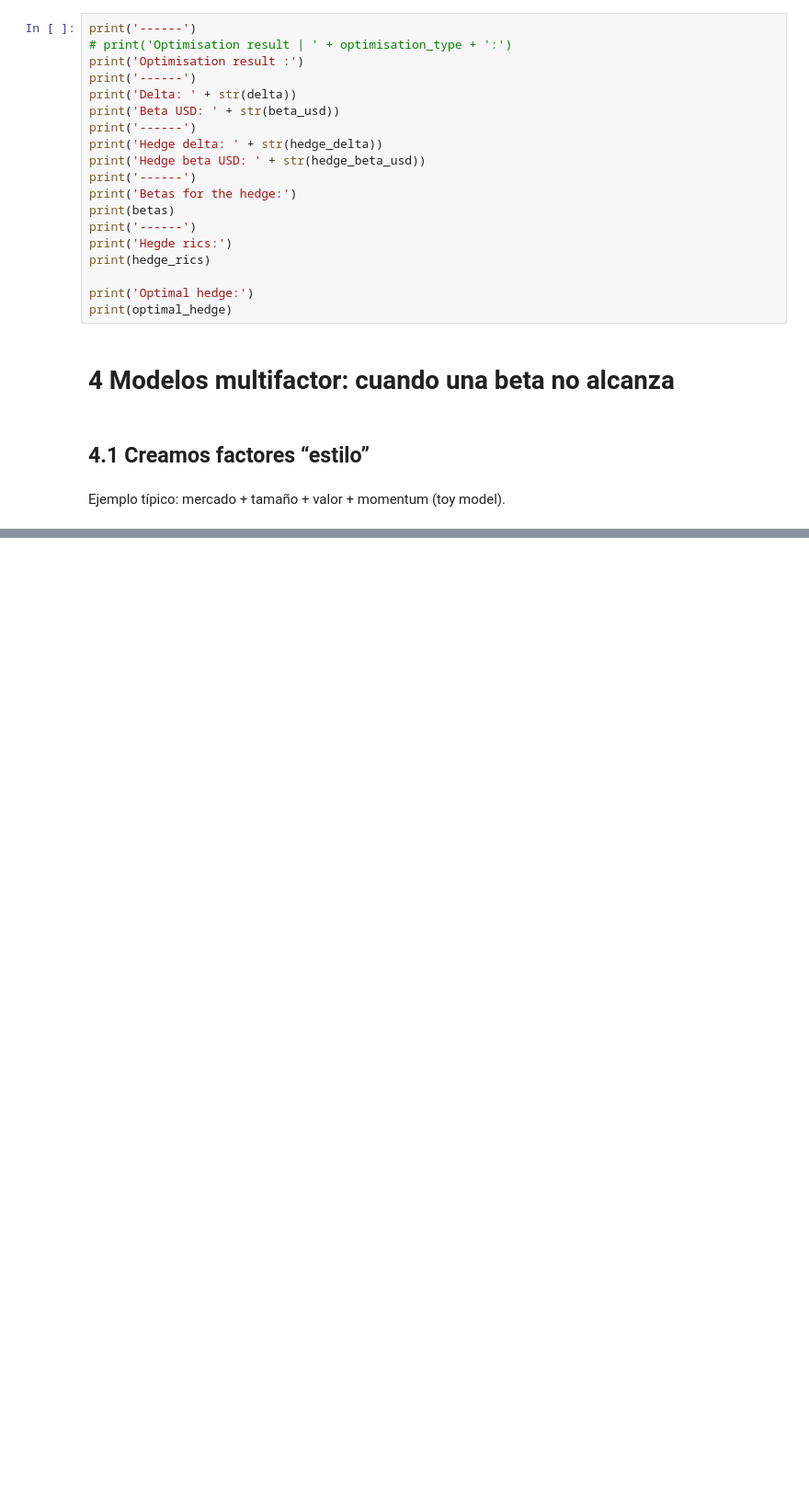
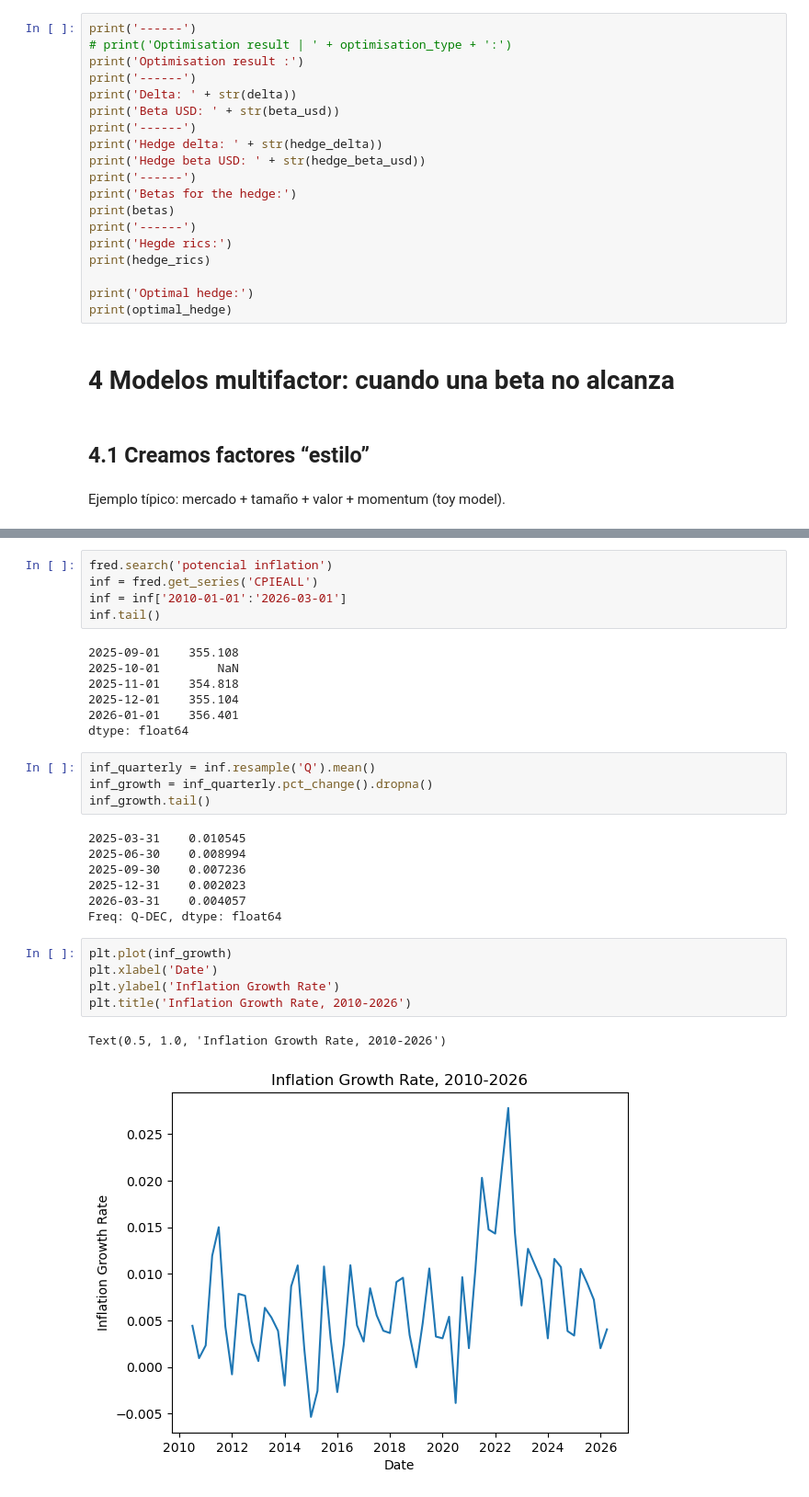
Before and after one commit to ferdlpz/Finanzas-Python, a Jupyter notebook: Modelos de valuacion de activos/Clase_Asset_Pricing.ipynb, the cells around one changed output, grey strips where cells are left out. Shown at 92% size. Drawn from its saved outputs; the diff is of its cells as text; blank space fills up the shorter version.

```diff
--- a/Modelos de valuacion de activos/Clase_Asset_Pricing.ipynb
+++ b/Modelos de valuacion de activos/Clase_Asset_Pricing.ipynb
@@ -782,0 +757,31 @@ Notes:
+# %%
+fred.search('potencial inflation')
+inf = fred.get_series('CPIEALL')
+inf = inf['2010-01-01':'2026-03-01']
+inf.tail()
+# %% [output]
+2025-09-01    355.108
+2025-10-01        NaN
+2025-11-01    354.818
+2025-12-01    355.104
+2026-01-01    356.401
+dtype: float64
+# %%
+inf_quarterly = inf.resample('Q').mean()
+inf_growth = inf_quarterly.pct_change().dropna()
+inf_growth.tail()
+# %% [output]
+2025-03-31    0.010545
+2025-06-30    0.008994
+2025-09-30    0.007236
+2025-12-31    0.002023
+2026-03-31    0.004057
+Freq: Q-DEC, dtype: float64
+# %%
+plt.plot(inf_growth)
+plt.xlabel('Date')
+plt.ylabel('Inflation Growth Rate')
+plt.title('Inflation Growth Rate, 2010-2026')
+# %% [output]
+Text(0.5, 1.0, 'Inflation Growth Rate, 2010-2026')
+[figure, added]
```
Also changed, not shown: parts of 49 cells of this notebook.
